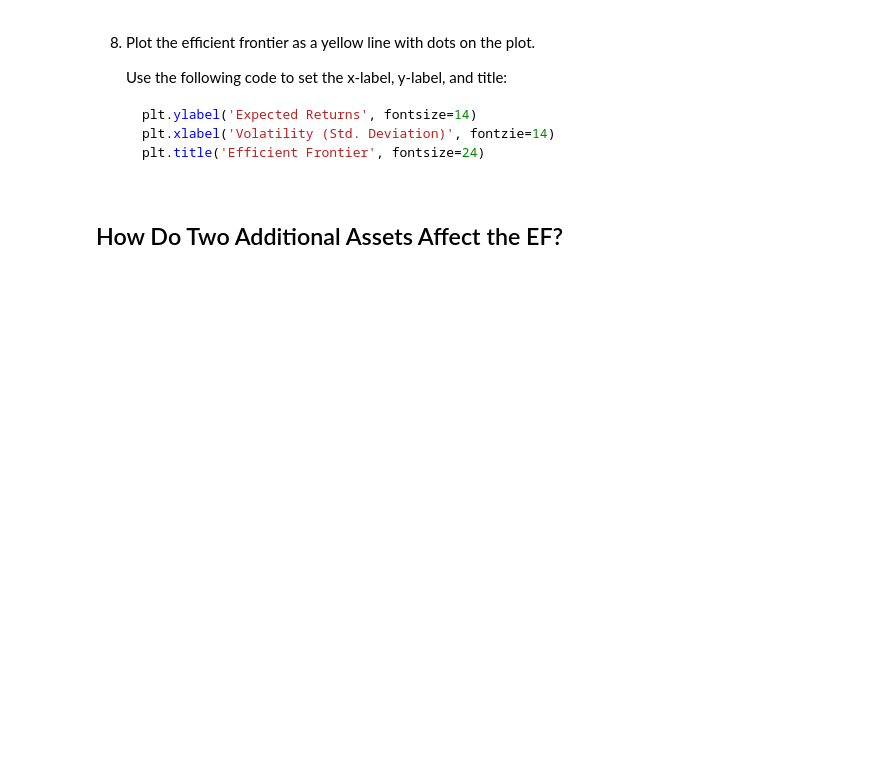
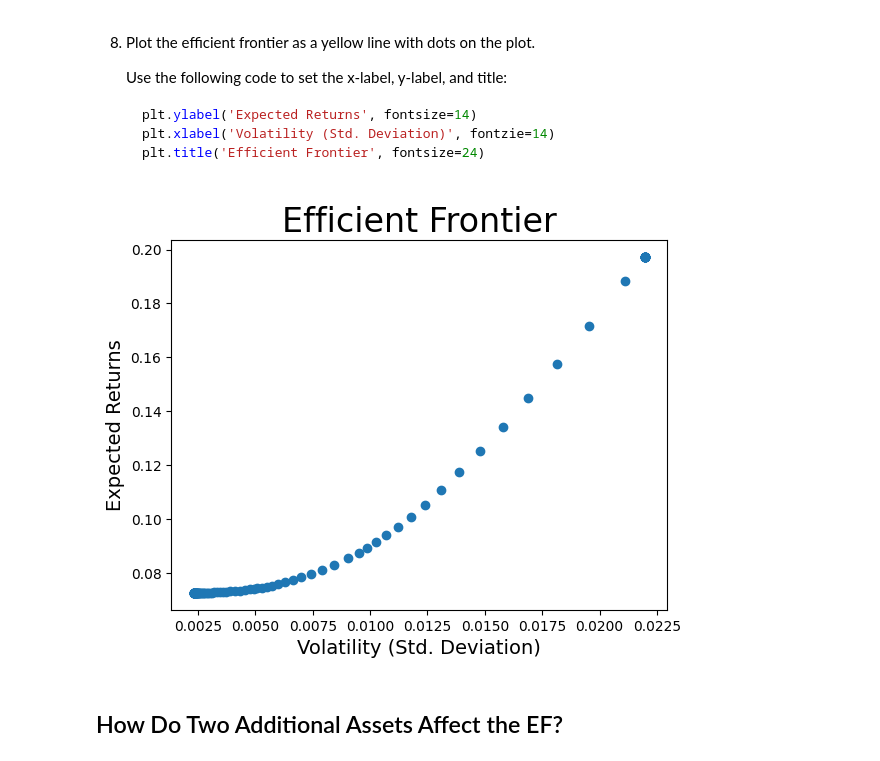
Before and after one commit to vhurdaneta/Mean-Variance-Optimization-Project-.-Analyze-Financial-Data-with-Python, a Jupyter notebook: Mean Variance Optimization.ipynb, the cells around one changed output. Saved outputs shown, nothing was run; the diff lists cells and outputs as text; code cells hidden in the pictures; blank space fills up the shorter version.

```diff
--- a/Mean Variance Optimization.ipynb
+++ b/Mean Variance Optimization.ipynb
@@ -19,3 +19,5 @@ import matplotlib.pyplot as plt
 import numpy as np
 
 # 1. Load the stock data.
+stock_data = pd.read_csv('stock_data_weak.csv')
+stock_data.head()
@@ -116,2 +183,3 @@ def optimal_portfolio(returns):
 # %%
 # 7. Calculate the set of portfolios on the EF
+weights, returns, risks = optimal_portfolio(returns_quarterly[1:])
@@ -130,3 +214,14 @@ def optimal_portfolio(returns):
+# %%
+# 8. Plot the set of portfolios on the EF
+weights, returns, risks
+plt.scatter(x = returns, y = risks)
+
+plt.ylabel('Expected Returns', fontsize=14)
+plt.xlabel('Volatility (Std. Deviation)', fontsize=14)
+plt.title('Efficient Frontier', fontsize=24)
+plt.show()
+# %% [output]
+[figure, added]
 # %% [markdown]
 ## How Do Two Additional Assets Affect the EF?
 # %% [markdown]
```
Also changed, not shown: parts of 15 cells of this notebook.
